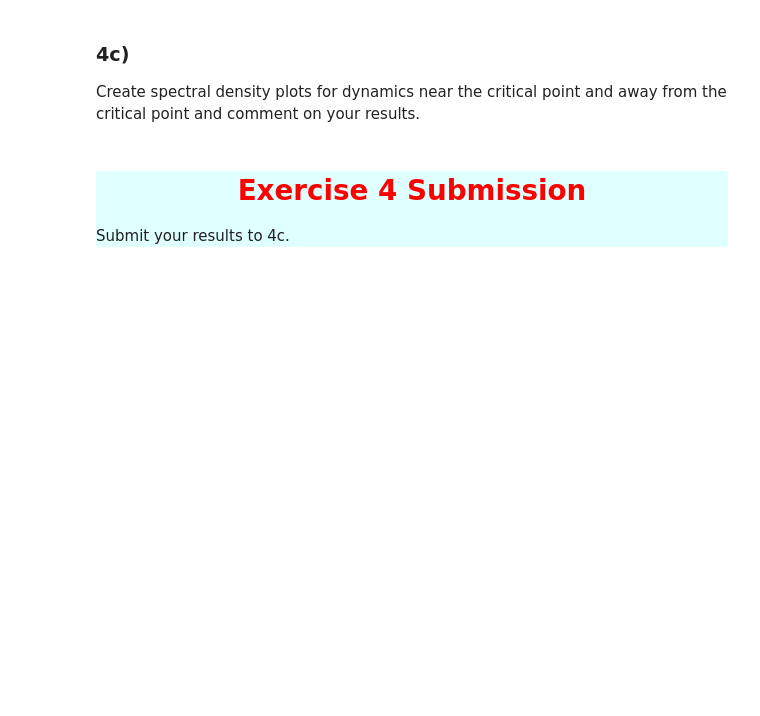
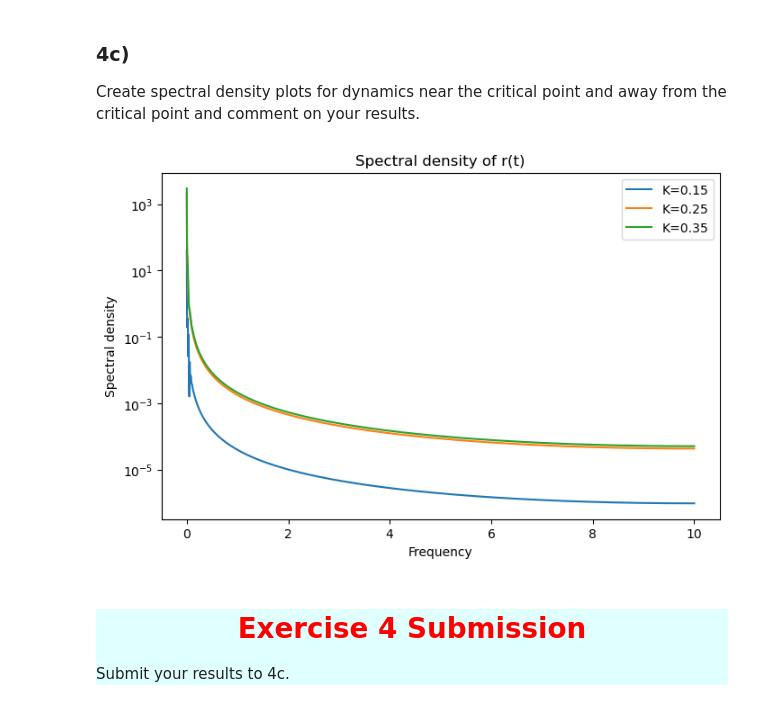
Before and after one commit to maxxokk/Labs, a Jupyter notebook: Lab 3 Questions PHYS3888.ipynb, the cells around one changed output. Cells and saved outputs as stored; diff of their text form; code cells hidden in the pictures; blank space fills up the shorter version.

```diff
--- a/Lab 3 Questions PHYS3888.ipynb
+++ b/Lab 3 Questions PHYS3888.ipynb
@@ -358,6 +448,19 @@ One possible way to extract information from the time series is to look at the f
 # %% [markdown]
 ### 4c)
 Create spectral density plots for dynamics near the critical point and away from the critical point and comment on your results.
+# %%
+plt.figure(figsize=(8,5))
+for K, r_series in zip(K_vals, r_series_list):
+    freqs = np.fft.rfftfreq(len(r_series), d=dt)
+    spectrum = np.abs(np.fft.rfft(r_series))**2 / len(r_series)
+    plt.semilogy(freqs, spectrum, label=fr"K={K}")  # semilog for clarity
+plt.xlabel("Frequency")
+plt.ylabel("Spectral density")
+plt.title("Spectral density of r(t)")
+plt.legend()
+plt.show()
+# %% [output]
+[figure, added]
 # %% [markdown]
 <div style="background-color:lightcyan;">
 <span style="color:red"><center> <h1> Exercise 4 Submission</h1></center></span>
```
Also changed, not shown: parts of 4 cells of this notebook.
